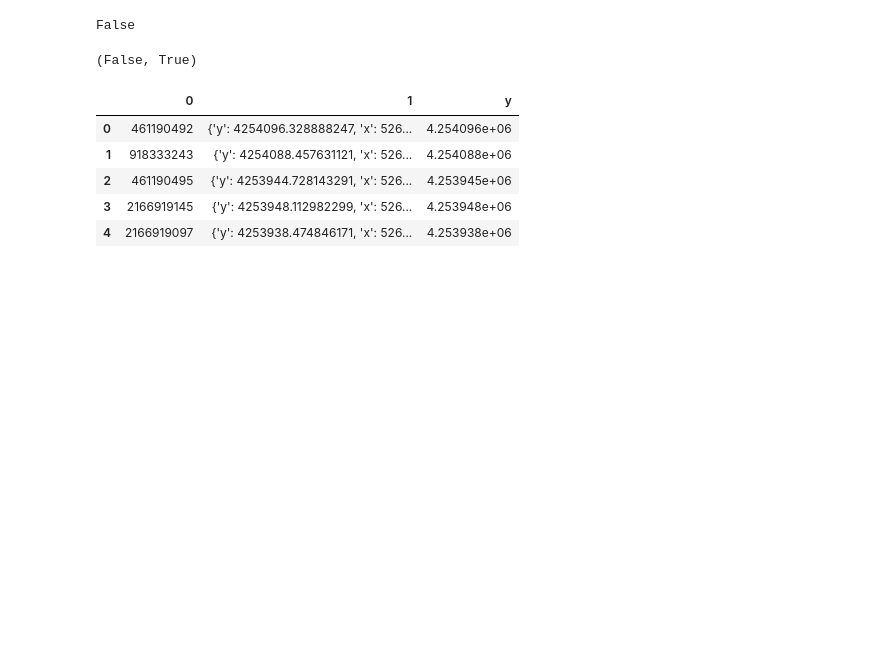
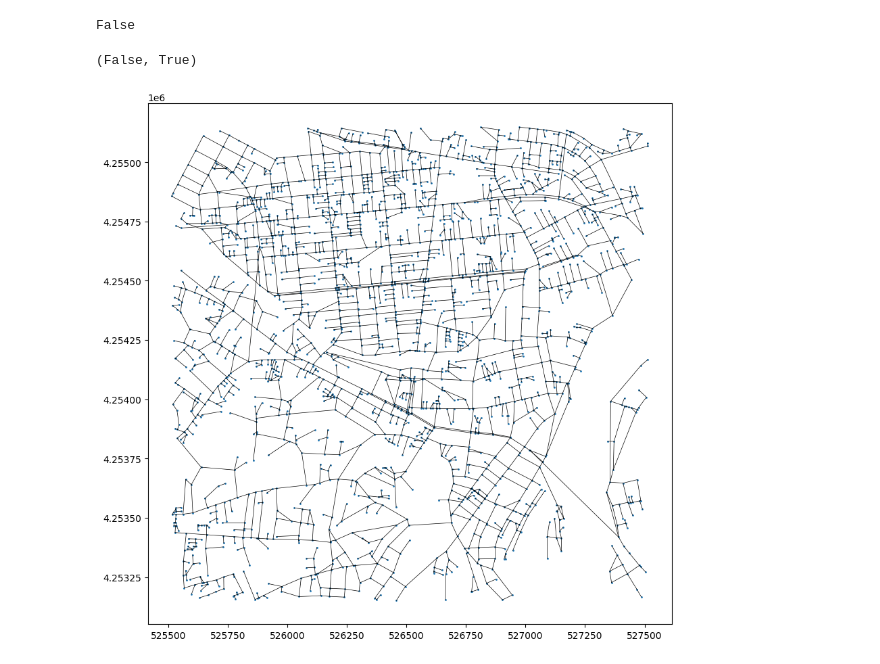
Before and after one commit to erick2307/2024_Urushibara, a Jupyter notebook: playground.ipynb, the cells around one changed output. Drawn from its saved outputs; the diff is of its cells as text; code cells hidden in the pictures; blank space fills up the shorter version.

```diff
--- a/playground.ipynb
+++ b/playground.ipynb
@@ -14,7 +14,8 @@ def download_nwk(lat=38.435220,lon=141.303816,radius=1000,show=True, save=True,
     G = ox.graph_from_point(center_point=(lat,lon), network_type='all', dist=radius, simplify=True)
     fig, ax = ox.plot_graph(G,node_color='blue',bgcolor='white', show=show)
     G_proj = ox.project_graph(G)
-    return G_proj
+    G_und = G_proj.to_undirected()
+    return G_und
 # %%
 areas = {
     'ishinomaki': (38.435220,141.303816),
@@ -68,14 +70,8 @@ Gnew_nodes = pd.DataFrame(Gnew.nodes(data=True))
-# %%
-Gnew_nodes.head()
-# %% [output]
-|  | 0 | 1 | y |
-| 0 | 461190492 | {'y': 4254096.328888247, 'x': 526... | 4.254096e+06 |
-| 1 | 918333243 | {'y': 4254088.457631121, 'x': 526... | 4.254088e+06 |
-| 2 | 461190495 | {'y': 4253944.728143291, 'x': 526... | 4.253945e+06 |
-| 3 | 2166919145 | {'y': 4253948.112982299, 'x': 526... | 4.253948e+06 |
-| 4 | 2166919097 | {'y': 4253938.474846171, 'x': 526... | 4.253938e+06 |
 # %%
+#to plot an undirected graph
+Gnew_nodes = pd.DataFrame(Gnew.nodes(data=True))
 Gnew_nodes['y']=Gnew_nodes[1].apply(lambda x: x['y']).astype(float)
 Gnew_nodes['x']=Gnew_nodes[1].apply(lambda x: x['x']).astype(float)
-Gnew_nodes['osmid']=Gnew_nodes[1].apply(lambda x: x['osmid']).astype(int)
+Gnew_nodes['osmid']=Gnew_nodes[0].astype(int)
 Gnew_nodes.drop(1,axis=1,inplace=True)
+Gnew_nodes.index = Gnew_nodes[0]
@@ -83,0 +78,12 @@ Gnew_nodes.
+# %%
+# plot a network graph from a pandas dataframe Gnew_nodes with x and y coordinates using matplotlib
+import matplotlib.pyplot as plt
+plt.figure(figsize=(10,10))
+plt.scatter(Gnew_nodes['x'],Gnew_nodes['y'],s=1)
+# add the edges of the graph
+for edge in Gnew.edges():
+    x = [Gnew_nodes.loc[edge[0]]['x'],Gnew_nodes.loc[edge[1]]['x']]
+    y = [Gnew_nodes.loc[edge[0]]['y'],Gnew_nodes.loc[edge[1]]['y']]
+    plt.plot(x,y,'k-',linewidth=0.5)
+# %% [output]
+[figure, added]
```
Also changed, not shown: parts of 6 cells of this notebook, 6 other files.
